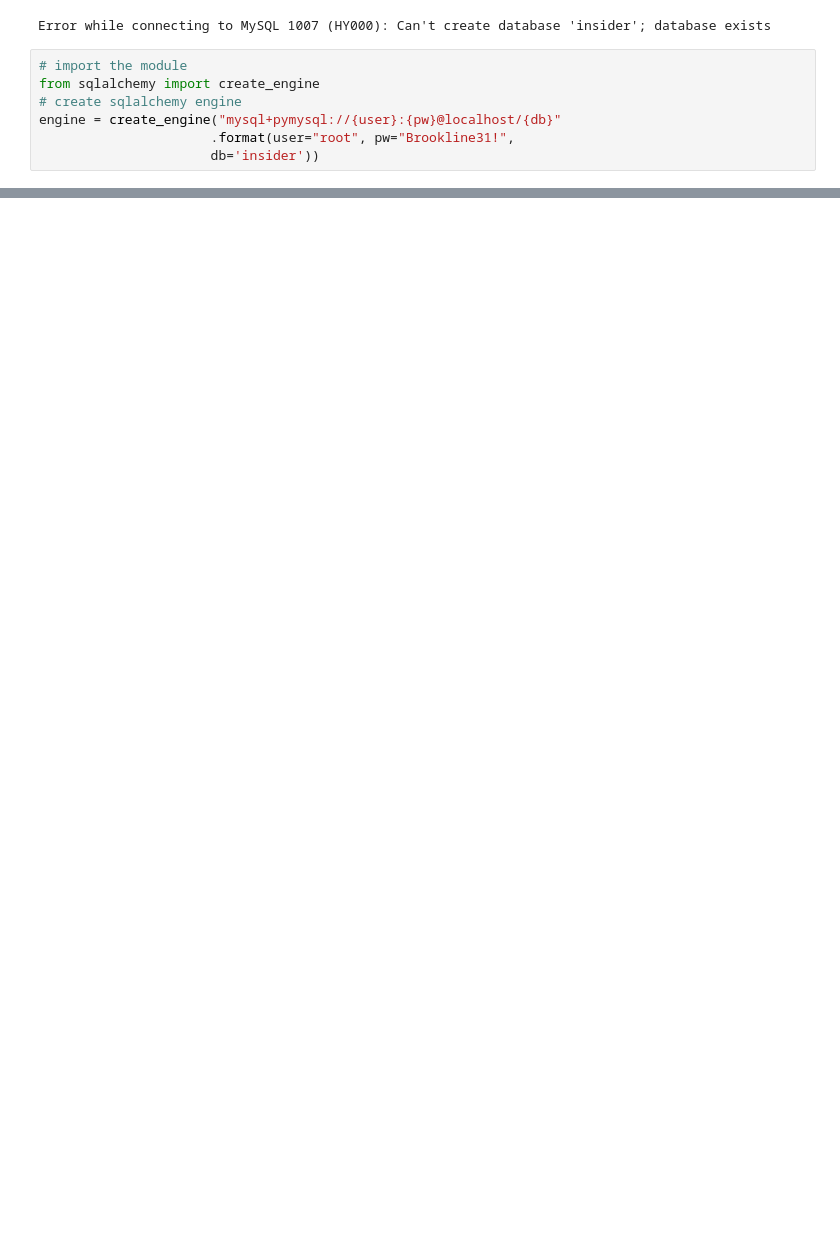
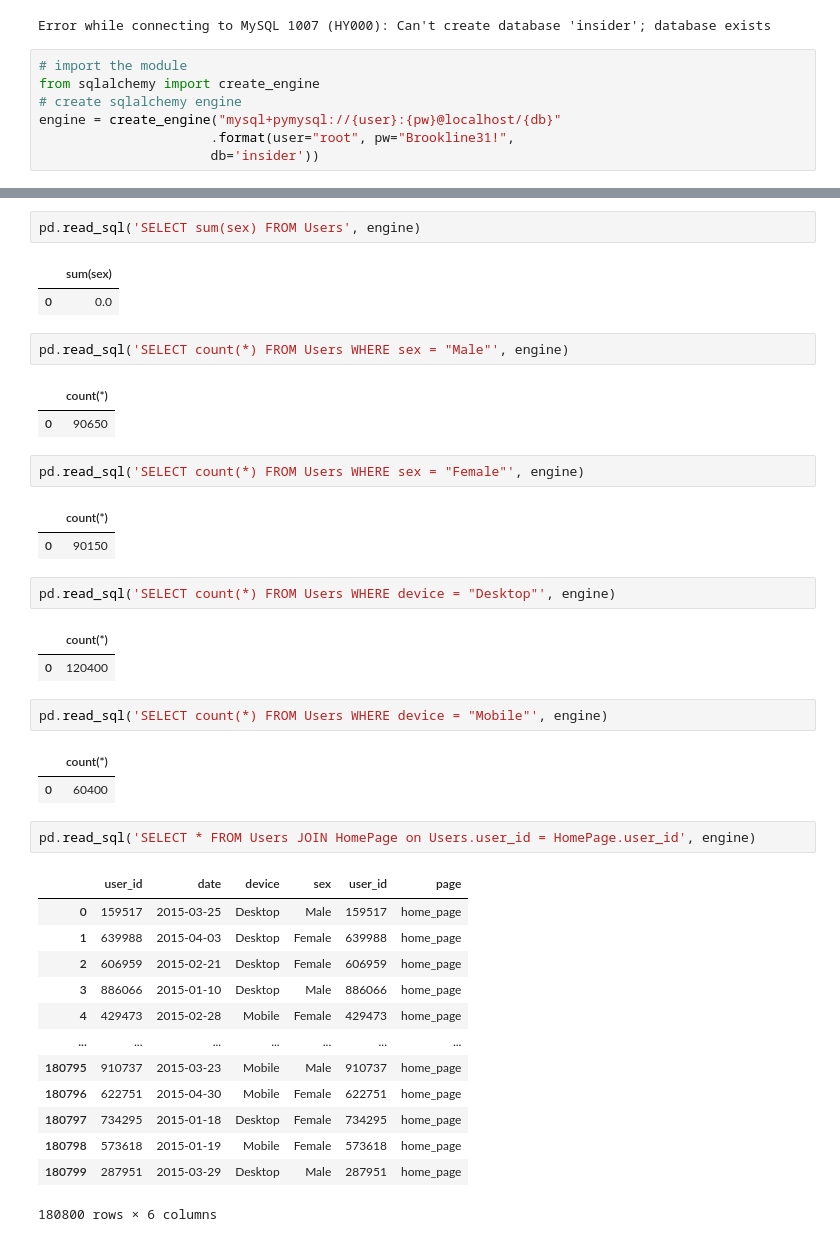
Before and after one commit to rylewww/Sales-Funnel-Analysis, a Jupyter notebook: Assessment-RL.ipynb, the cells around one changed output, grey strips where cells are left out. Saved outputs shown, nothing was run; the diff lists cells and outputs as text; blank space fills up the shorter version.

```diff
--- a/Assessment-RL.ipynb
+++ b/Assessment-RL.ipynb
@@ -73,0 +93,41 @@ NotSupportedError: Authentication plugin 'caching_sha2_password' is not supporte
+# %%
+pd.read_sql('SELECT sum(sex) FROM Users', engine)
+# %% [output]
+|  | sum(sex) |
+| 0 | 0.0 |
+# %%
+pd.read_sql('SELECT count(*) FROM Users WHERE sex = "Male"', engine)
+# %% [output]
+|  | count(*) |
+| 0 | 90650 |
+# %%
+pd.read_sql('SELECT count(*) FROM Users WHERE sex = "Female"', engine)
+# %% [output]
+|  | count(*) |
+| 0 | 90150 |
+# %%
+pd.read_sql('SELECT count(*) FROM Users WHERE device = "Desktop"', engine)
+# %% [output]
+|  | count(*) |
+| 0 | 120400 |
+# %%
+pd.read_sql('SELECT count(*) FROM Users WHERE device = "Mobile"', engine)
+# %% [output]
+|  | count(*) |
+| 0 | 60400 |
+# %%
+pd.read_sql('SELECT * FROM Users JOIN HomePage on Users.user_id = HomePage.user_id', engine)
+# %% [output]
+|  | user_id | date | device | sex | user_id | page |
+| 0 | 159517 | 2015-03-25 | Desktop | Male | 159517 | home_page |
+| 1 | 639988 | 2015-04-03 | Desktop | Female | 639988 | home_page |
+| 2 | 606959 | 2015-02-21 | Desktop | Female | 606959 | home_page |
+| 3 | 886066 | 2015-01-10 | Desktop | Male | 886066 | home_page |
+| 4 | 429473 | 2015-02-28 | Mobile | Female | 429473 | home_page |
+| ... | ... | ... | ... | ... | ... | ... |
+| 180795 | 910737 | 2015-03-23 | Mobile | Male | 910737 | home_page |
+| 180796 | 622751 | 2015-04-30 | Mobile | Female | 622751 | home_page |
+| 180797 | 734295 | 2015-01-18 | Desktop | Female | 734295 | home_page |
+| 180798 | 573618 | 2015-01-19 | Mobile | Female | 573618 | home_page |
+| 180799 | 287951 | 2015-03-29 | Desktop | Male | 287951 | home_page |
+180800 rows × 6 columns
```
Also changed, not shown: parts of 21 cells of this notebook.
